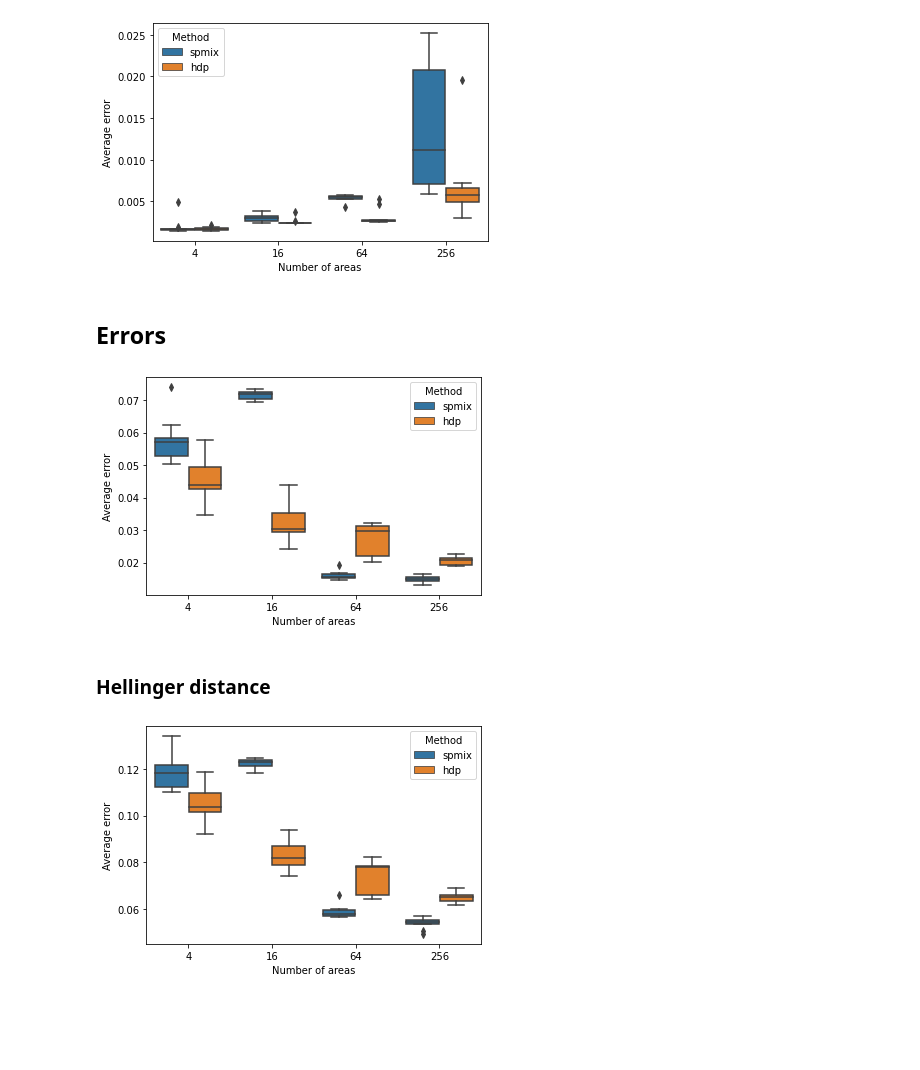
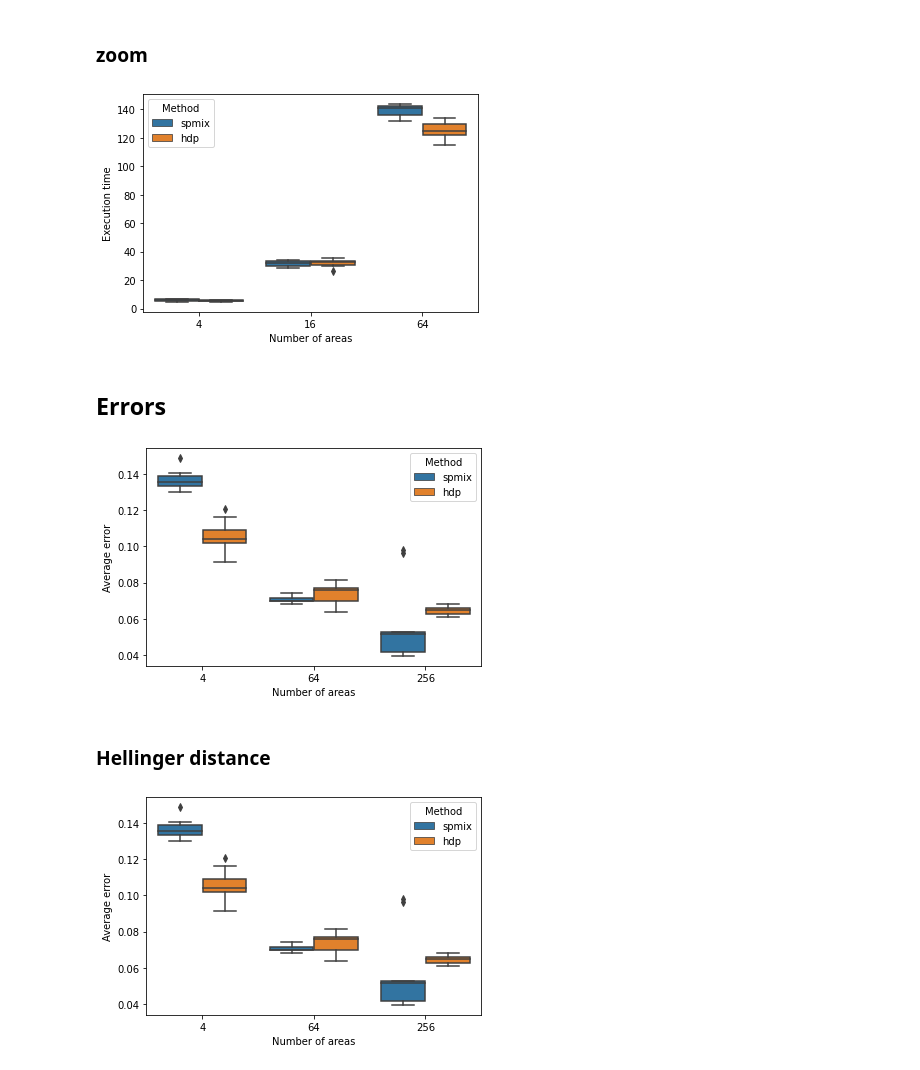
Before and after one commit to mberaha/spatial_mixtures, a Jupyter notebook: notebooks/simulation2/plot_server_results.ipynb, the cells around one changed output. Saved outputs shown, nothing was run; the diff lists cells and outputs as text; code cells hidden in the pictures; blank space fills up the shorter version.

Commit message:
sistemati plot server e amsterdam

```diff
--- a/notebooks/simulation2/plot_server_results.ipynb
+++ b/notebooks/simulation2/plot_server_results.ipynb
@@ -20,10 +20,5 @@ current_palette = sns.color_palette()
 # %%
 nX = [2, 4, 8, 16]
 num_areas = [n**2 for n in nX]
+num_samples = 10
+valid_indices = np.array([0, 2, 3]) # per rimuovere il 16, che è il secondo
-# %%
-# load data
-data_path = "data/simulation2/simulation2_server"
-
-# import execution times
-with open(os.path.join(data_path, 'times.pickle'), "rb") as fp:
-    times = pickle.load(fp)
@@ -52,0 +25,23 @@ times
+# %%
+# load data
+data_path = "data/simulation2/server"
+
+times_sp= np.zeros((len(num_areas), num_samples))
+# import execution times
+for i in valid_indices:
+    for j in range(num_samples):
+        try:
+            with open(os.path.join(data_path, 'sp_time_'+str(i)+'_'+str(j)), "rb") as fp:
+                times_sp[i, j] = pickle.load(fp)['time']
+        except:
+            times_sp[i, j] = np.nan
+
+times_hdp = np.zeros((len(num_areas), num_samples))
+# import execution times
+for i in valid_indices:
+    for j in range(num_samples):
+        try:
+            with open(os.path.join(data_path, 'hdp_time_'+str(i)+'_'+str(j)), "rb") as fp:
+                times_hdp[i, j] = pickle.load(fp)['time']
+        except:
+            times_hdp[i, j] = np.nan
@@ -53,26 +71,29 @@ times
+# %% [markdown]
+### zoom
 # %%
-sp = pd.DataFrame(times['sp_times'].T[: ,:-1],
-                  columns=num_areas)
+
+sp = pd.DataFrame(times_sp.T[:, :-1],
+                  columns=num_areas[:-1])
 sp = pd.melt(sp, value_vars=sp.columns, var_name='num_areas', value_name='error')
 sp['Method'] = ['spmix']*sp.shape[0]
 
-hdp = pd.DataFrame(times['hdp_times'].T[: ,:-1],
-                   columns=num_areas)
+hdp = pd.DataFrame(times_hdp.T[:, :-1],
+                   columns=num_areas[:-1])
 hdp = pd.melt(hdp, value_vars=hdp.columns, var_name='num_areas', value_name='error')
 hdp['Method'] = ['hdp']*hdp.shape[0]
 
 # join dataframe
 plt_data = pd.concat([sp, hdp], axis=0)
 
 ax = sns.boxplot(x="num_areas", y="error",
             hue="Method", palette=['#1f77b4', '#ff7f0e'],
             data=plt_data)
 ax.set_xlabel('Number of areas')
-ax.set_ylabel('Average error')
-plt.savefig('times.pdf')
+ax.set_ylabel('Execution time')
+plt.savefig('times_sim2_zoom.png')
 plt.show()
 # %% [output]
-[figure, old version]
+[figure, new version]
 # %% [markdown]
 ## Errors
 # %%
@@ -95,13 +119,13 @@ for n in names:
 # %%
 import seaborn as sns
 
-sp = pd.DataFrame(errors['spmix'].T,
-                  columns=num_areas)
+sp = pd.DataFrame(errors['spmix'].T[:, valid_indices],
+                  columns=[num_areas[i] for i in valid_indices])
 sp = pd.melt(sp, value_vars=sp.columns, var_name='num_areas', value_name='error')
 sp['Method'] = ['spmix']*sp.shape[0]
 
-hdp = pd.DataFrame(errors['hdp'].T,
-                   columns=num_areas)
+hdp = pd.DataFrame(errors['hdp'].T[:, valid_indices],
+                   columns=[num_areas[i] for i in valid_indices])
 hdp = pd.melt(hdp, value_vars=hdp.columns, var_name='num_areas', value_name='error')
 hdp['Method'] = ['hdp']*hdp.shape[0]
 
@@ -113,10 +137,10 @@ ax = sns.boxplot(x="num_areas", y="error",
             data=plt_data)
 ax.set_xlabel('Number of areas')
 ax.set_ylabel('Average error')
-plt.savefig('kl_errors_sim2.pdf')
+plt.savefig('kl_errors_sim2.png')
 plt.show()
 # %% [output]
-[figure, old version]
+[figure, new version]
 # %% [markdown]
 ### Hellinger distance
 # %%
@@ -137,13 +164,13 @@ for n in names:
 # %%
 import seaborn as sns
 
-sp = pd.DataFrame(errors['spmix'].T,
-                  columns=num_areas)
+sp = pd.DataFrame(errors['spmix'].T[:, valid_indices],
+                  columns=[num_areas[i] for i in valid_indices])
 sp = pd.melt(sp, value_vars=sp.columns, var_name='num_areas', value_name='error')
 sp['Method'] = ['spmix']*sp.shape[0]
 
-hdp = pd.DataFrame(errors['hdp'].T,
-                   columns=num_areas)
+hdp = pd.DataFrame(errors['hdp'].T[:, valid_indices],
+                   columns=[num_areas[i] for i in valid_indices])
 hdp = pd.melt(hdp, value_vars=hdp.columns, var_name='num_areas', value_name='error')
 hdp['Method'] = ['hdp']*hdp.shape[0]
 
@@ -155,8 +182,8 @@ ax = sns.boxplot(x="num_areas", y="error",
             data=plt_data)
 ax.set_xlabel('Number of areas')
 ax.set_ylabel('Average error')
-plt.savefig('hellinger_errors_sim2.pdf')
+plt.savefig('hellinger_errors_sim2.png')
 
 plt.show()
 # %% [output]
-[figure, old version]
+[figure, new version]
```
Also changed, not shown: parts of 4 cells of this notebook, 1 other file.
